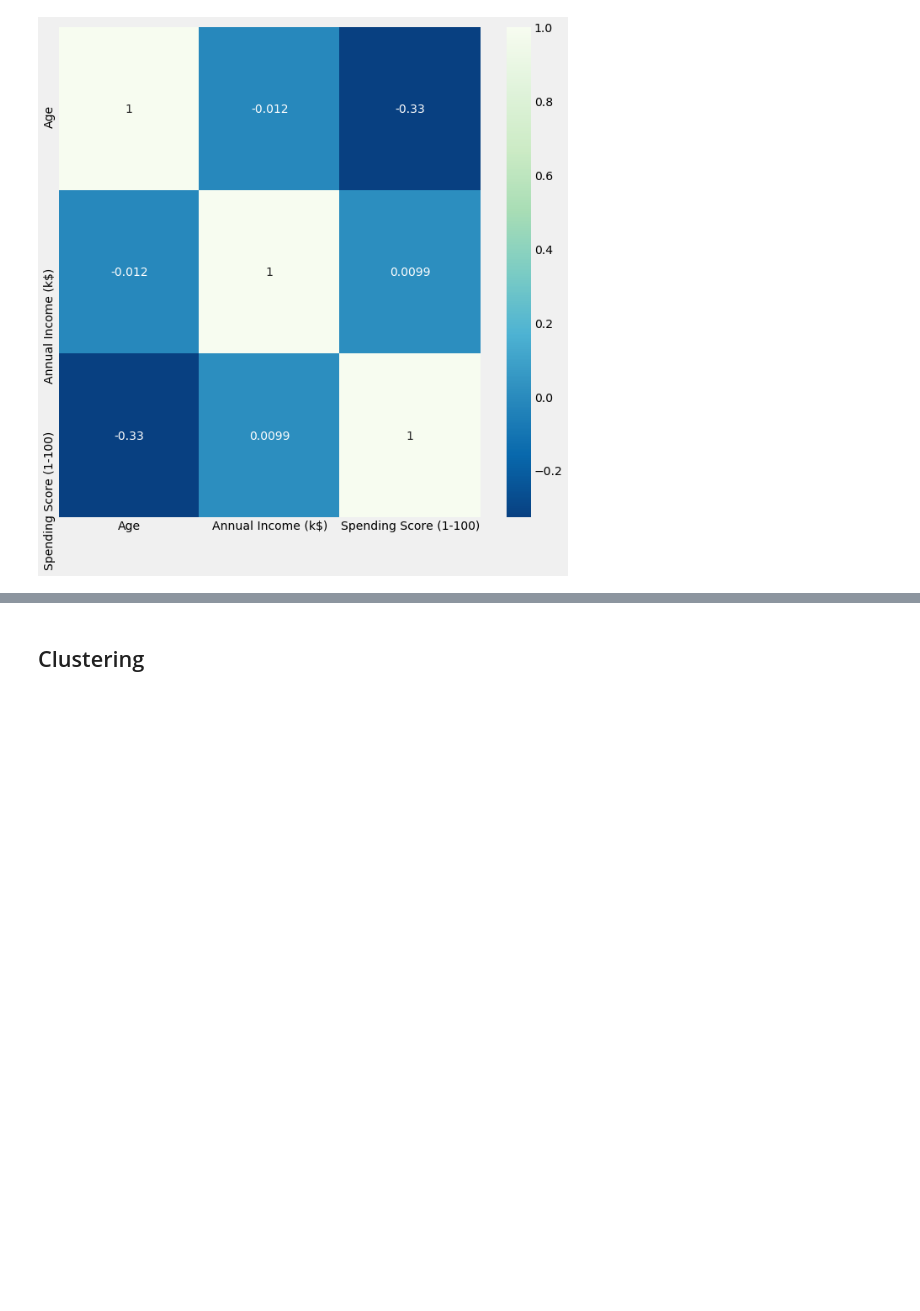
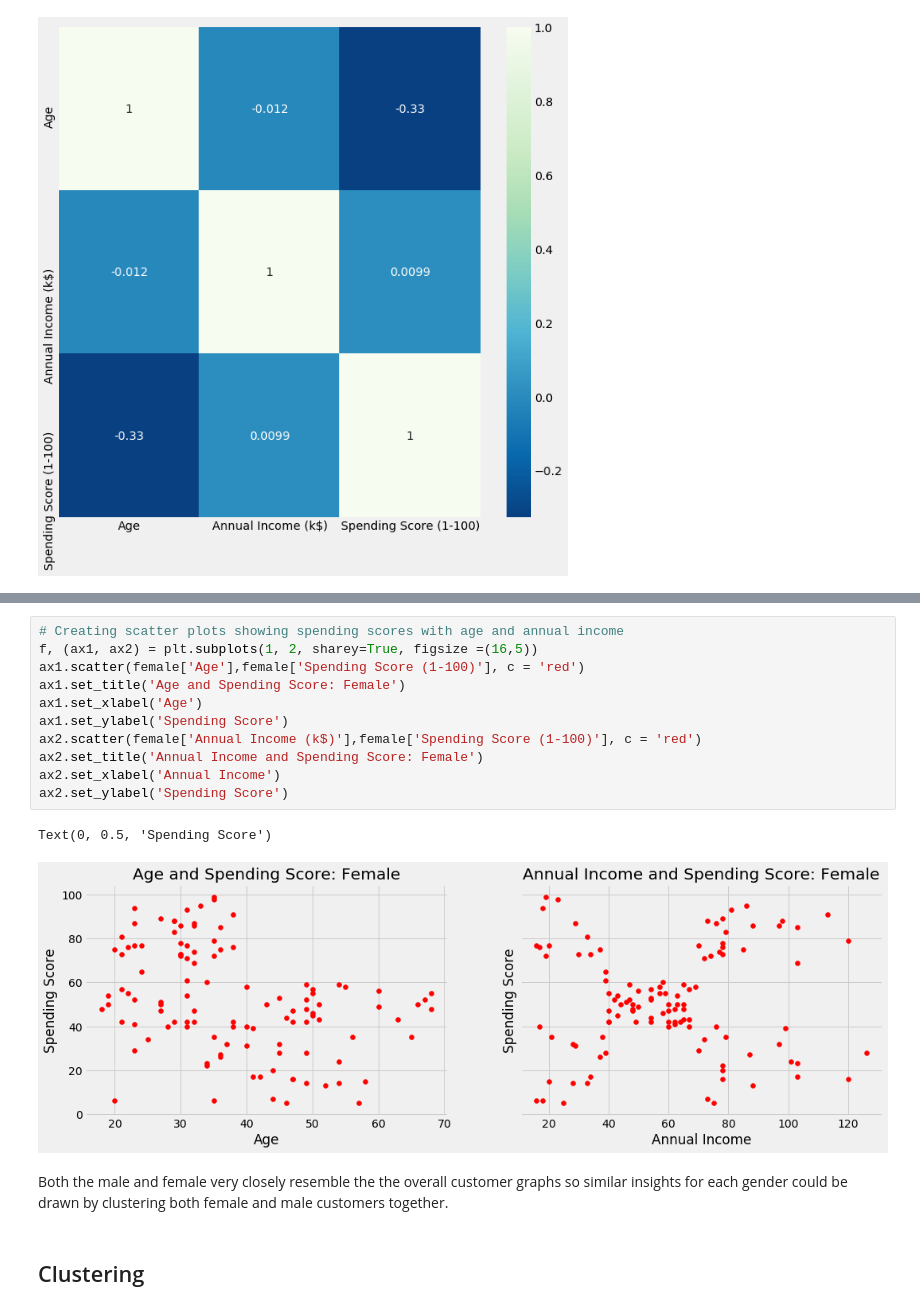
Before and after one commit to plolla/Mall-Customer-Segmentation, a Jupyter notebook: Mall Customer Segmentation.ipynb, the cells around one changed output, grey strips where cells are left out. Cells and saved outputs as stored; diff of their text form; blank space fills up the shorter version.

```diff
--- a/Mall Customer Segmentation.ipynb
+++ b/Mall Customer Segmentation.ipynb
@@ -218,3 +232,19 @@ Text(0, 0.5, 'Spending Score')
+# %%
+# Creating scatter plots showing spending scores with age and annual income
+f, (ax1, ax2) = plt.subplots(1, 2, sharey=True, figsize =(16,5))
+ax1.scatter(female['Age'],female['Spending Score (1-100)'], c = 'red')
+ax1.set_title('Age and Spending Score: Female')
+ax1.set_xlabel('Age')
+ax1.set_ylabel('Spending Score')
+ax2.scatter(female['Annual Income (k$)'],female['Spending Score (1-100)'], c = 'red')
+ax2.set_title('Annual Income and Spending Score: Female')
+ax2.set_xlabel('Annual Income')
+ax2.set_ylabel('Spending Score')
+# %% [output]
+Text(0, 0.5, 'Spending Score')
+[figure, added]
+# %% [markdown]
+Both the male and female very closely resemble the the overall customer graphs so similar insights for each gender could be drawn by clustering both female and male customers together.
 # %% [markdown]
 ## Clustering
 # %% [markdown]
```
Also changed, not shown: parts of 22 cells of this notebook.
